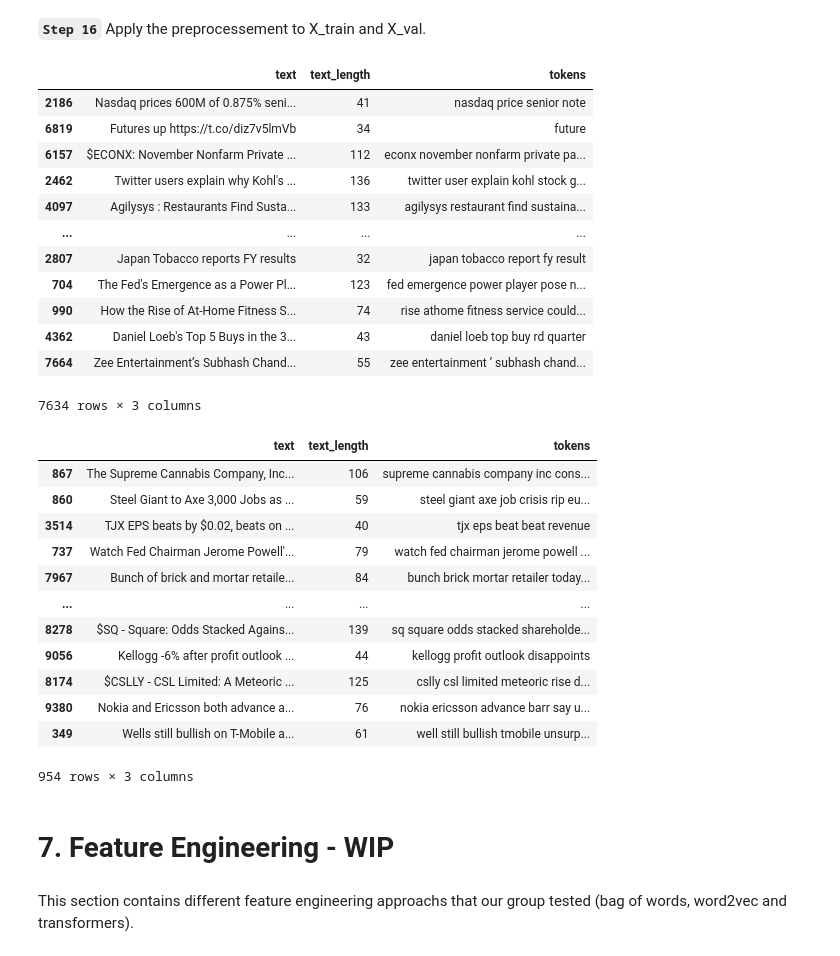
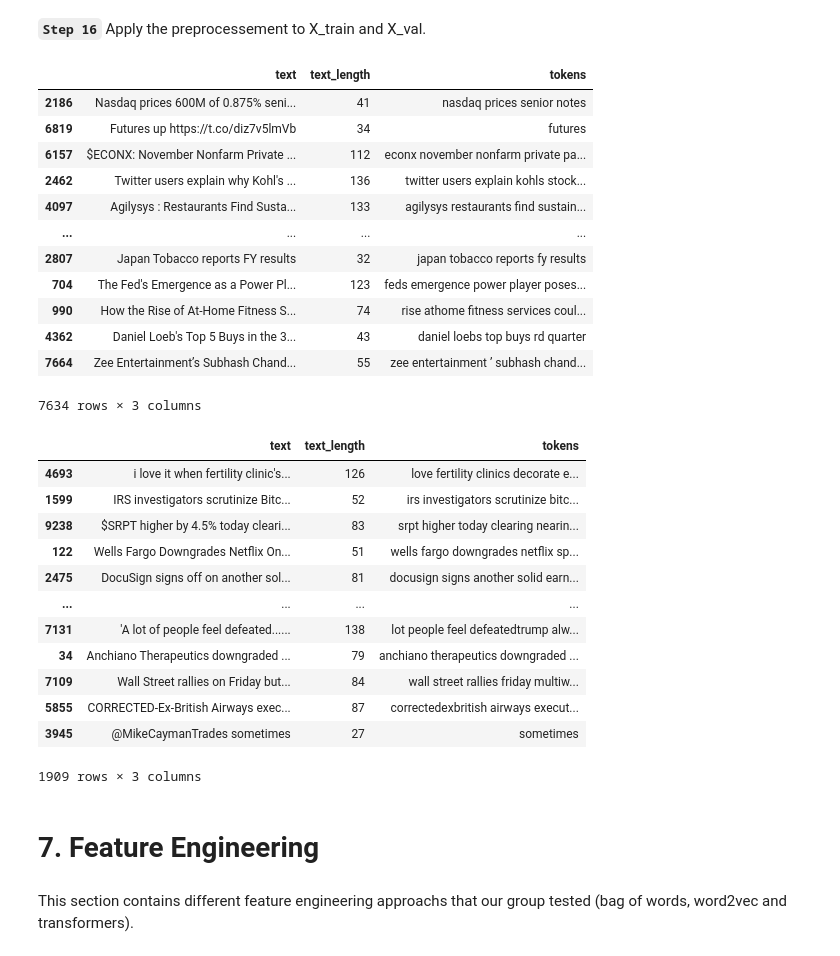
Before and after one commit to fabiofficial/Text_Mining_Project, a Jupyter notebook: Notebooks/tm_tests_42.ipynb, the cells around one changed output. Drawn from its saved outputs; the diff is of its cells as text; code cells hidden in the pictures.

```diff
--- a/Notebooks/tm_tests_42.ipynb
+++ b/Notebooks/tm_tests_42.ipynb
@@ -376,19 +378,11 @@ __`Step 14`__ Split the data in train, validation and test set in a 80/10/10 spl
 # %%
-# First split into train (80%) and temp (20%)
-X_train, X_temp, y_train, y_temp = train_test_split(X, y,
+# Split the data into training and validation sets (80% train, 20% validation)
+X_train, X_val, y_train, y_val = train_test_split(X, y,
                                                     test_size=0.2,
                                                     random_state=42,
                                                     stratify=y,
                                                     shuffle=True
                                                     )
-
-# Then split temp into validation (10%) and test (10%)
-X_val, X_test, y_val, y_test = train_test_split(X_temp, y_temp,
-                                                test_size=0.5,
-                                                random_state=42,
-                                                stratify=y_temp,
-                                                shuffle=True
-                                                )
 # %% [markdown]
 - This first split was made for testing the preprocessing methods. For feature selection and model assessment and optimization we will use cross validation with the preprocessing inside.
 # %% [markdown]
@@ -467,41 +461,41 @@ def preprocess(text_list, use_lemmatize = True, use_stemmer = False):
 # %% [markdown]
 __`Step 16`__ Apply the preprocessement to X_train and X_val.
 # %%
-X_train['tokens'] = preprocess(X_train['text'], use_lemmatize=True, use_stemmer=False)
+X_train['tokens'] = preprocess(X_train['text'], use_lemmatize=False, use_stemmer=False)
 X_train
 # %% [output]
 |  | text | text_length | tokens |
-| 2186 | Nasdaq prices 600M of 0.875% seni... | 41 | nasdaq price senior note |
-| 6819 | Futures up https://t.co/diz7v5lmVb | 34 | future |
+| 2186 | Nasdaq prices 600M of 0.875% seni... | 41 | nasdaq prices senior notes |
+| 6819 | Futures up https://t.co/diz7v5lmVb | 34 | futures |
 | 6157 | $ECONX: November Nonfarm Private ... | 112 | econx november nonfarm private pa... |
-| 2462 | Twitter users explain why Kohl's ... | 136 | twitter user explain kohl stock g... |
-| 4097 | Agilysys : Restaurants Find Susta... | 133 | agilysys restaurant find sustaina... |
+| 2462 | Twitter users explain why Kohl's ... | 136 | twitter users explain kohls stock... |
+| 4097 | Agilysys : Restaurants Find Susta... | 133 | agilysys restaurants find sustain... |
 | ... | ... | ... | ... |
-| 2807 | Japan Tobacco reports FY results | 32 | japan tobacco report fy result |
-| 704 | The Fed's Emergence as a Power Pl... | 123 | fed emergence power player pose n... |
-| 990 | How the Rise of At-Home Fitness S... | 74 | rise athome fitness service could... |
-| 4362 | Daniel Loeb's Top 5 Buys in the 3... | 43 | daniel loeb top buy rd quarter |
+| 2807 | Japan Tobacco reports FY results | 32 | japan tobacco reports fy results |
+| 704 | The Fed's Emergence as a Power Pl... | 123 | feds emergence power player poses... |
+| 990 | How the Rise of At-Home Fitness S... | 74 | rise athome fitness services coul... |
+| 4362 | Daniel Loeb's Top 5 Buys in the 3... | 43 | daniel loebs top buys rd quarter |
 | 7664 | Zee Entertainment’s Subhash Chand... | 55 | zee entertainment ’ subhash chand... |
 7634 rows × 3 columns
 # %%
-X_val['tokens'] = preprocess(X_val['text'], use_lemmatize=True, use_stemmer=False)
+X_val['tokens'] = preprocess(X_val['text'], use_lemmatize=False, use_stemmer=False)
 X_val
 # %% [output]
 |  | text | text_length | tokens |
-| 867 | The Supreme Cannabis Company, Inc... | 106 | supreme cannabis company inc cons... |
-| 860 | Steel Giant to Axe 3,000 Jobs as ... | 59 | steel giant axe job crisis rip eu... |
-| 3514 | TJX EPS beats by $0.02, beats on ... | 40 | tjx eps beat beat revenue |
-| 737 | Watch Fed Chairman Jerome Powell'... | 79 | watch fed chairman jerome powell ... |
-| 7967 | Bunch of brick and mortar retaile... | 84 | bunch brick mortar retailer today... |
+| 4693 | i love it when fertility clinic's... | 126 | love fertility clinics decorate e... |
+| 1599 | IRS investigators scrutinize Bitc... | 52 | irs investigators scrutinize bitc... |
+| 9238 | $SRPT higher by 4.5% today cleari... | 83 | srpt higher today clearing nearin... |
+| 122 | Wells Fargo Downgrades Netflix On... | 51 | wells fargo downgrades netflix sp... |
+| 2475 | DocuSign signs off on another sol... | 81 | docusign signs another solid earn... |
 | ... | ... | ... | ... |
-| 8278 | $SQ - Square: Odds Stacked Agains... | 139 | sq square odds stacked shareholde... |
-| 9056 | Kellogg -6% after profit outlook ... | 44 | kellogg profit outlook disappoints |
-| 8174 | $CSLLY - CSL Limited: A Meteoric ... | 125 | cslly csl limited meteoric rise d... |
-| 9380 | Nokia and Ericsson both advance a... | 76 | nokia ericsson advance barr say u... |
-| 349 | Wells still bullish on T-Mobile a... | 61 | well still bullish tmobile unsurp... |
+| 7131 | 'A lot of people feel defeated...... | 138 | lot people feel defeatedtrump alw... |
+| 34 | Anchiano Therapeutics downgraded ... | 79 | anchiano therapeutics downgraded ... |
+| 7109 | Wall Street rallies on Friday but... | 84 | wall street rallies friday multiw... |
+| 5855 | CORRECTED-Ex-British Airways exec... | 87 | correctedexbritish airways execut... |
+| 3945 | @MikeCaymanTrades sometimes | 27 | sometimes |
-954 rows × 3 columns
+1909 rows × 3 columns
 # %% [markdown]
-# 7. Feature Engineering - WIP
+# 7. Feature Engineering
 # %% [markdown]
 This section contains different feature engineering approachs that our group tested (bag of words, word2vec and transformers).
 # %% [markdown]
```
Also changed, not shown: parts of 17 cells of this notebook.
